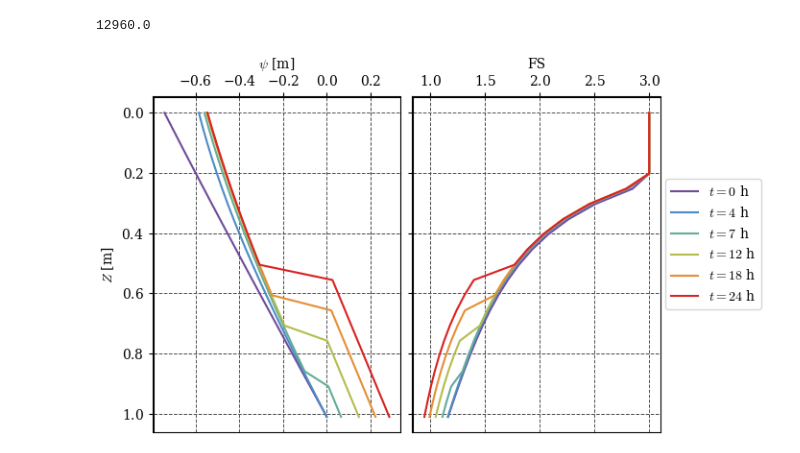
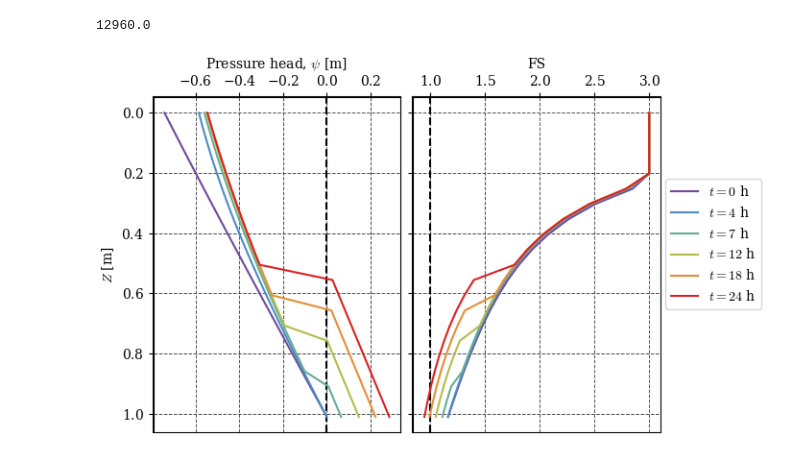
Before and after one commit to AppliedMechanics-EAFIT/slope_stability, a Jupyter notebook: notebooks/infinite_slope_rainfall.ipynb, the cells around one changed output. Cells and saved outputs as stored; diff of their text form; code cells hidden in the pictures.

```diff
--- a/notebooks/infinite_slope_rainfall.ipynb
+++ b/notebooks/infinite_slope_rainfall.ipynb
@@ -621,32 +633,35 @@ time
 # %%
 fig, axs = plt.subplots(nrows=1, ncols=2, figsize=(7, 4), sharey=True, layout='constrained')
 
 palette = mpl.colormaps['gnuplot_r']
 palette = cmap
 for ax in axs:
     ax.grid(True, color='0.3', ls='--', lw=0.7)
     ax.spines["top"].set_linewidth(1.5)
     ax.spines["left"].set_linewidth(1.5)
     ax.xaxis.set_ticks_position('top')
     ax.xaxis.set_tick_params(top=True, bottom=False)
     ax.xaxis.set_label_position('top')
     ax.set_prop_cycle('color', palette(np.linspace(0, 1, len(output_times))))
 
+axs[0].axvline(0, color='k', lw=1.5, ls='--')
+axs[1].axvline(1, color='k', lw=1.5, ls='--')
+
 for n in np.arange(len(output_times)) + 1:
     file = f'TRIGRS/outputs/TR_ijz_p_th/TR_ijz_p_th_{proj_name}_{model}_{n}.txt'
     t = read_time(file)
     df = get_df(file)
     df_cell = df[(df['i']==cell[0]) & (df['j']==cell[1])]
     axs[0].plot(df_cell['ψ'], df_cell['z'], label=f'$t={t/3600:.0f}$ h')
     axs[1].plot(df_cell['fs'], df_cell['z'], label=f'$t={t/3600:.0f}$ h')
-    axs[0].set(xlabel='$\\psi$ [m]', ylabel='$Z$ [m]')
+    axs[0].set(xlabel='Pressure head, $\\psi$ [m]', ylabel='$Z$ [m]')
     axs[1].set(xlabel='FS')
 
 axs[1].invert_yaxis()
 handles, labels = axs[0].get_legend_handles_labels()
 fig.legend(handles, labels, loc='outside right center')
 fig.canvas.header_visible = False
 fig.canvas.toolbar_position = 'bottom'
 plt.show()
 # %% [output]
-[figure, old version]
+[figure, new version]
```
Also changed, not shown: parts of 3 cells of this notebook.
